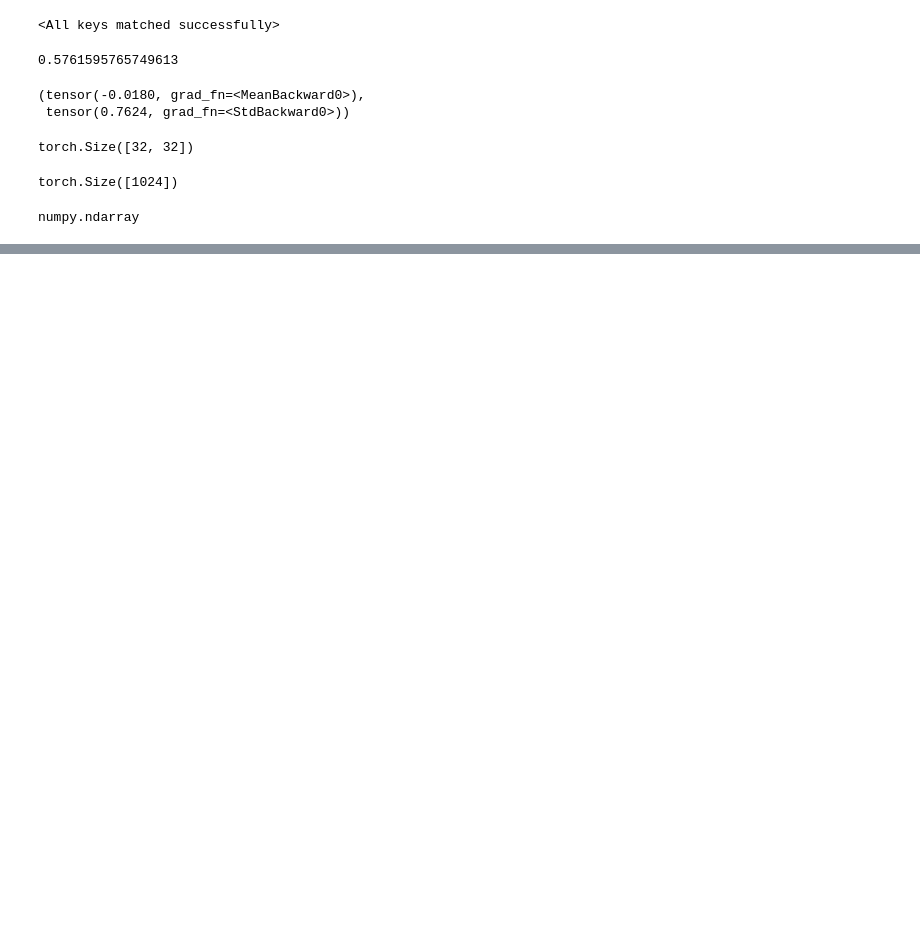
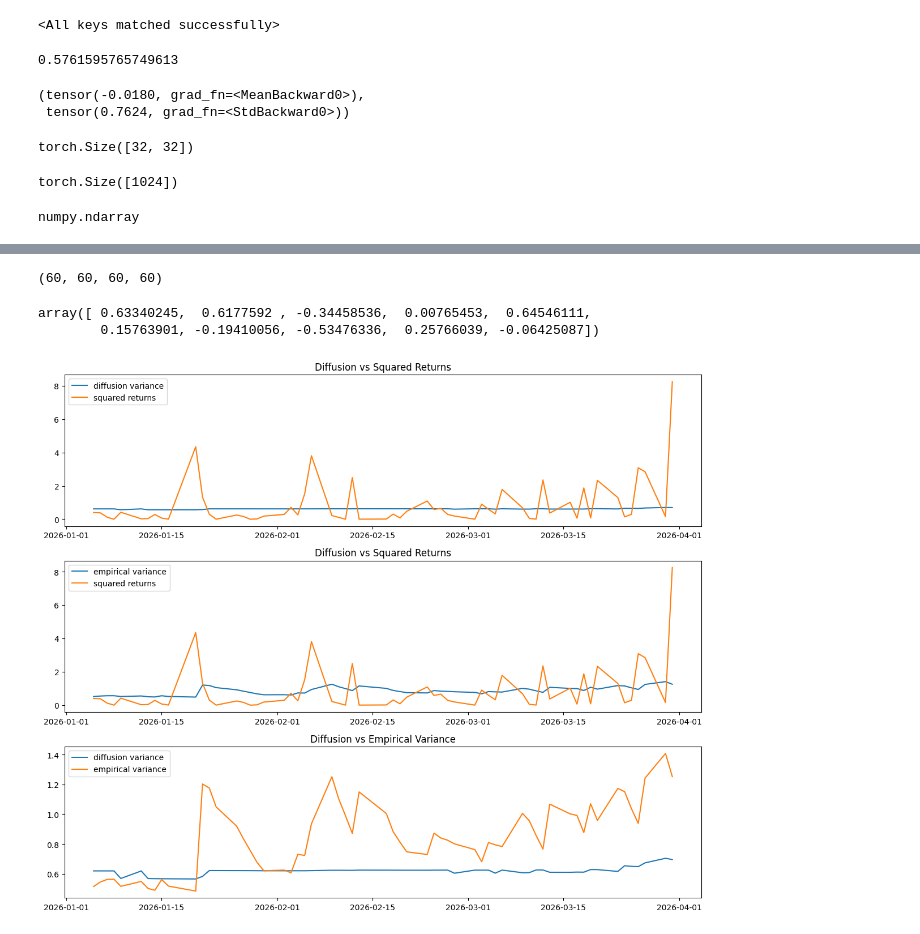
Before and after one commit to HenryGunadi/diffusion-garch, a Jupyter notebook: notebooks/ml/eval.ipynb, the cells around one changed output, grey strips where cells are left out. Saved outputs shown, nothing was run; the diff lists cells and outputs as text; code cells hidden in the pictures; blank space fills up the shorter version.

```diff
--- a/notebooks/ml/eval.ipynb
+++ b/notebooks/ml/eval.ipynb
@@ -36,7 +37,7 @@ start_interval = "2016-12-01"
 end_interval = "2026-01-01"
 interval = "1d"
 
-raw_snp500 = torch.tensor(yf.Ticker(ticker).history(start=start_interval, end=end_interval, interval=interval)["Close"].to_numpy())
+raw_snp500 = yf.Ticker(ticker).history(start=start_interval, end=end_interval, interval=interval)["Close"].to_numpy()
 
 split = math.ceil(len(raw_snp500) * 0.15)
 val_split = len(raw_snp500) - math.ceil(len(raw_snp500) * 0.15) * 2
@@ -46,19 +47,19 @@ train_raw_snp500, val_raw_snp500, test_raw_snp500 = raw_snp500[:val_split], raw_
 window_size = 32
 
 train_data = Returns(
-  raw_returns=train_raw_snp500,
+  raw_returns=torch.tensor(train_raw_snp500),
   window_size=window_size,
   transform=log_transform,
   standard=True
 )
 val_data = Returns(
-  raw_returns=val_raw_snp500,
+  raw_returns=torch.tensor(val_raw_snp500),
   window_size=window_size,
   transform=log_transform,
   standard=True
 )
 test_data = Returns(
-  raw_returns=test_raw_snp500,
+  raw_returns=torch.tensor(test_raw_snp500),
   window_size=window_size,
   transform=log_transform,
   standard=True
@@ -260,0 +207,43 @@ joblib.dump(res, PATH)
+# %%
+start_test = "2026-01-02"
+end_test = str(date.today())
+raw_test_data = yf.Ticker(ticker).history(start=start_test, end=end_test, interval="1d")["Close"]
+
+train_samples_raw = train_raw_snp500[:1024]
+
+log_train_samples = log_transform(train_samples_raw) * 100 # scaling
+log_test_data = log_transform(raw_test_data.to_numpy()) * 100 # scaling
+
+diff_preds = one_step_forecast(flatten_generated_samples, log_test_data)
+empirical_preds = one_step_forecast(log_train_samples, log_test_data)
+squared_returns = log_test_data**2
+
+len(diff_preds), len(empirical_preds), len(squared_returns), len(log_test_data)
+# %% [output]
+(60, 60, 60, 60)
+# %%
+log_test_data[0:10]
+# %% [output]
+array([ 0.63340245,  0.6177592 , -0.34458536,  0.00765453,  0.64546111,
+        0.15763901, -0.19410056, -0.53476336,  0.25766039, -0.06425087])
+# %%
+fig, ax = plt.subplots(nrows=3, figsize=(12, 10))
+ax[0].plot(raw_test_data.index[1:].date, diff_preds, label="diffusion variance")
+ax[0].plot(raw_test_data.index[1:].date, squared_returns, label="squared returns")
+ax[0].set_title("Diffusion vs Squared Returns")
+ax[0].legend()
+
+ax[1].plot(raw_test_data.index[1:].date, empirical_preds, label="empirical variance")
+ax[1].plot(raw_test_data.index[1:].date, squared_returns, label="squared returns")
+ax[1].set_title("Diffusion vs Squared Returns")
+ax[1].legend()
+
+ax[2].plot(raw_test_data.index[1:].date, diff_preds, label="diffusion variance")
+ax[2].plot(raw_test_data.index[1:].date, empirical_preds, label="empirical variance")
+ax[2].set_title("Diffusion vs Empirical Variance")
+ax[2].legend()
+
+fig.tight_layout()
+plt.show()
+# %% [output]
+[figure, added]
```
Also changed, not shown: parts of 12 cells of this notebook, 11 other files.
